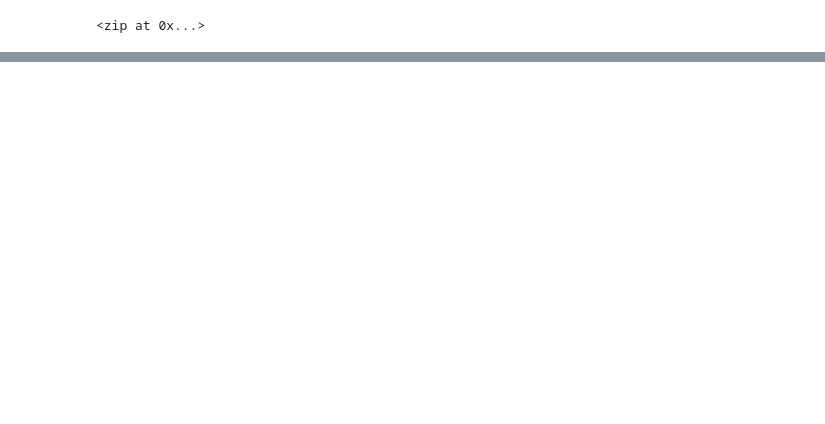
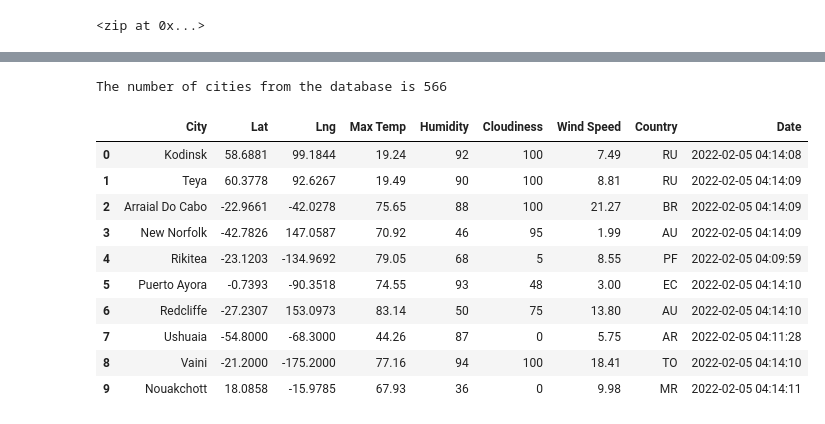
Before and after one commit to jwhberrios/World_Weather_Analysis, a Jupyter notebook: WeatherPy.ipynb, the cells around one changed output, grey strips where cells are left out. Saved outputs shown, nothing was run; the diff lists cells and outputs as text; code cells hidden in the pictures; blank space fills up the shorter version.

```diff
--- a/WeatherPy.ipynb
+++ b/WeatherPy.ipynb
@@ -31,0 +137,20 @@ len(cities)
+# %%
+print("The number of cities from the database is", len(city_data))
+# %% [output]
+The number of cities from the database is 566
+# %%
+# Convert the array of dictionaries to a Pandas DataFrame.
+city_data_df = pd.DataFrame(city_data)
+city_data_df.head(10)
+# %% [output]
+|  | City | Lat | Lng | Max Temp | Humidity | Cloudiness | Wind Speed | Country | Date |
+| 0 | Kodinsk | 58.6881 | 99.1844 | 19.24 | 92 | 100 | 7.49 | RU | 2022-02-05 04:14:08 |
+| 1 | Teya | 60.3778 | 92.6267 | 19.49 | 90 | 100 | 8.81 | RU | 2022-02-05 04:14:09 |
+| 2 | Arraial Do Cabo | -22.9661 | -42.0278 | 75.65 | 88 | 100 | 21.27 | BR | 2022-02-05 04:14:09 |
+| 3 | New Norfolk | -42.7826 | 147.0587 | 70.92 | 46 | 95 | 1.99 | AU | 2022-02-05 04:14:09 |
+| 4 | Rikitea | -23.1203 | -134.9692 | 79.05 | 68 | 5 | 8.55 | PF | 2022-02-05 04:09:59 |
+| 5 | Puerto Ayora | -0.7393 | -90.3518 | 74.55 | 93 | 48 | 3.00 | EC | 2022-02-05 04:14:10 |
+| 6 | Redcliffe | -27.2307 | 153.0973 | 83.14 | 50 | 75 | 13.80 | AU | 2022-02-05 04:14:10 |
+| 7 | Ushuaia | -54.8000 | -68.3000 | 44.26 | 87 | 0 | 5.75 | AR | 2022-02-05 04:11:28 |
+| 8 | Vaini | -21.2000 | -175.2000 | 77.16 | 94 | 100 | 18.41 | TO | 2022-02-05 04:14:10 |
+| 9 | Nouakchott | 18.0858 | -15.9785 | 67.93 | 36 | 0 | 9.98 | MR | 2022-02-05 04:14:11 |
```
Also changed, not shown: parts of 8 cells of this notebook, 2 other files.
